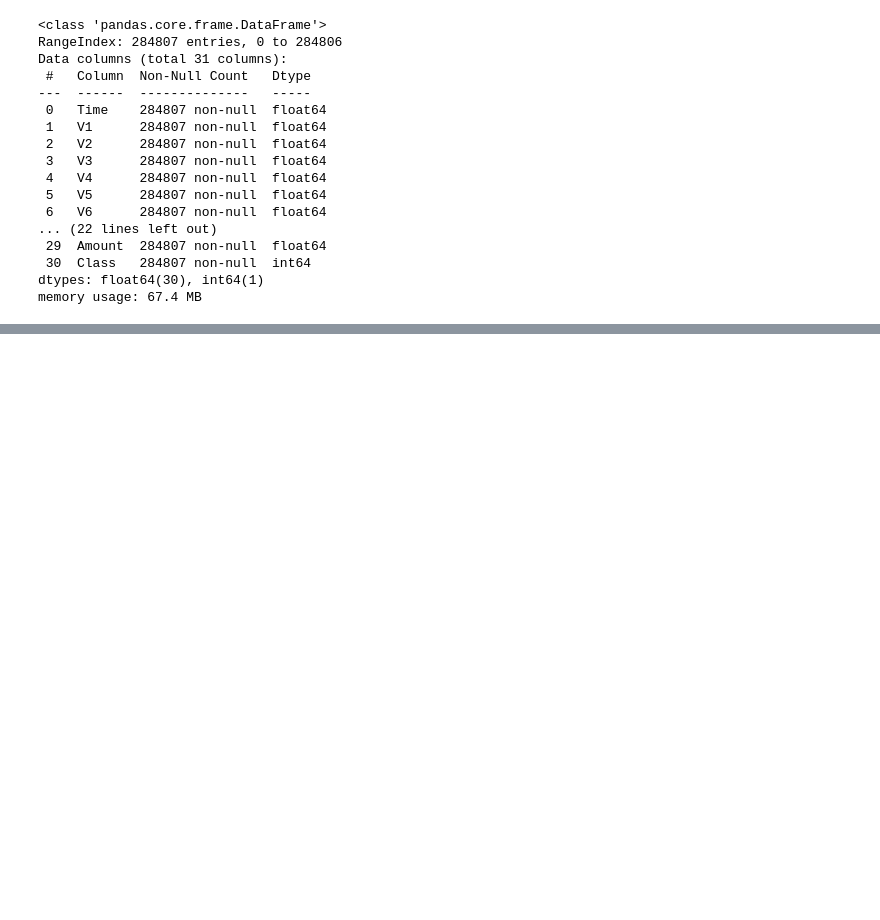
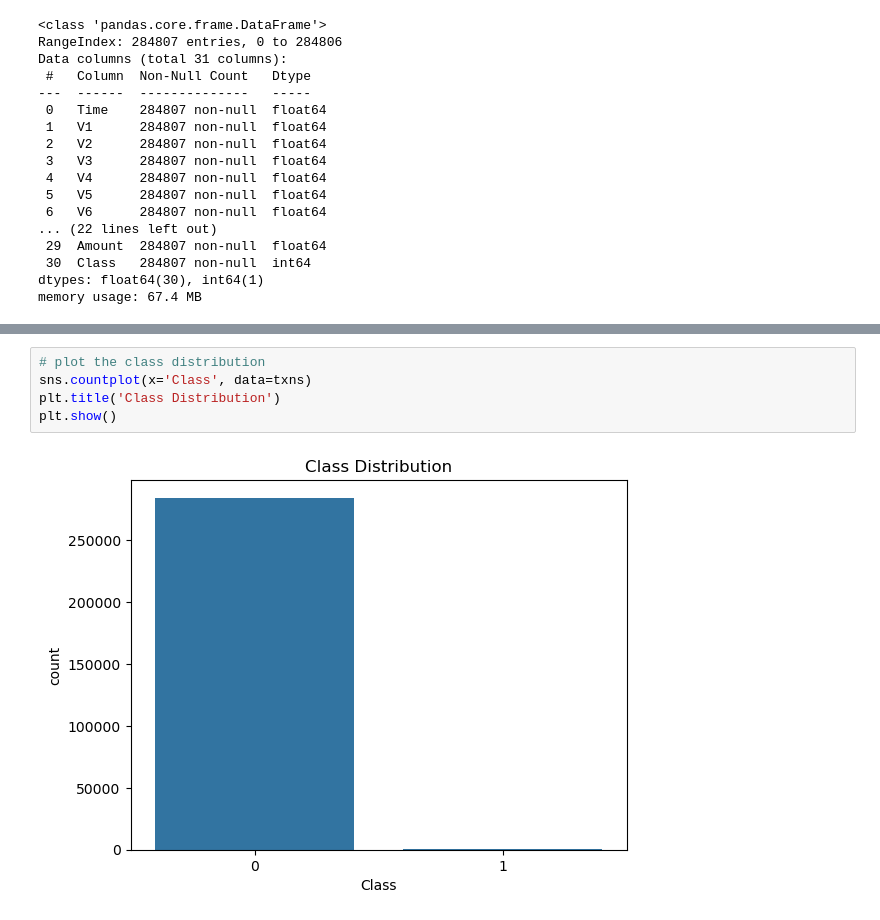
Before and after one commit to datalordstephen/credit-card, a Jupyter notebook: notebooks/playground.ipynb, the cells around one changed output, grey strips where cells are left out. Saved outputs shown, nothing was run; the diff lists cells and outputs as text; blank space fills up the shorter version.

```diff
--- a/notebooks/playground.ipynb
+++ b/notebooks/playground.ipynb
@@ -30,0 +45,7 @@ memory usage: 67.4 MB
+# %%
+# plot the class distribution
+sns.countplot(x='Class', data=txns)
+plt.title('Class Distribution')
+plt.show()
+# %% [output]
+[figure, added]
```
Also changed, not shown: parts of 35 cells of this notebook, 1 other file.
